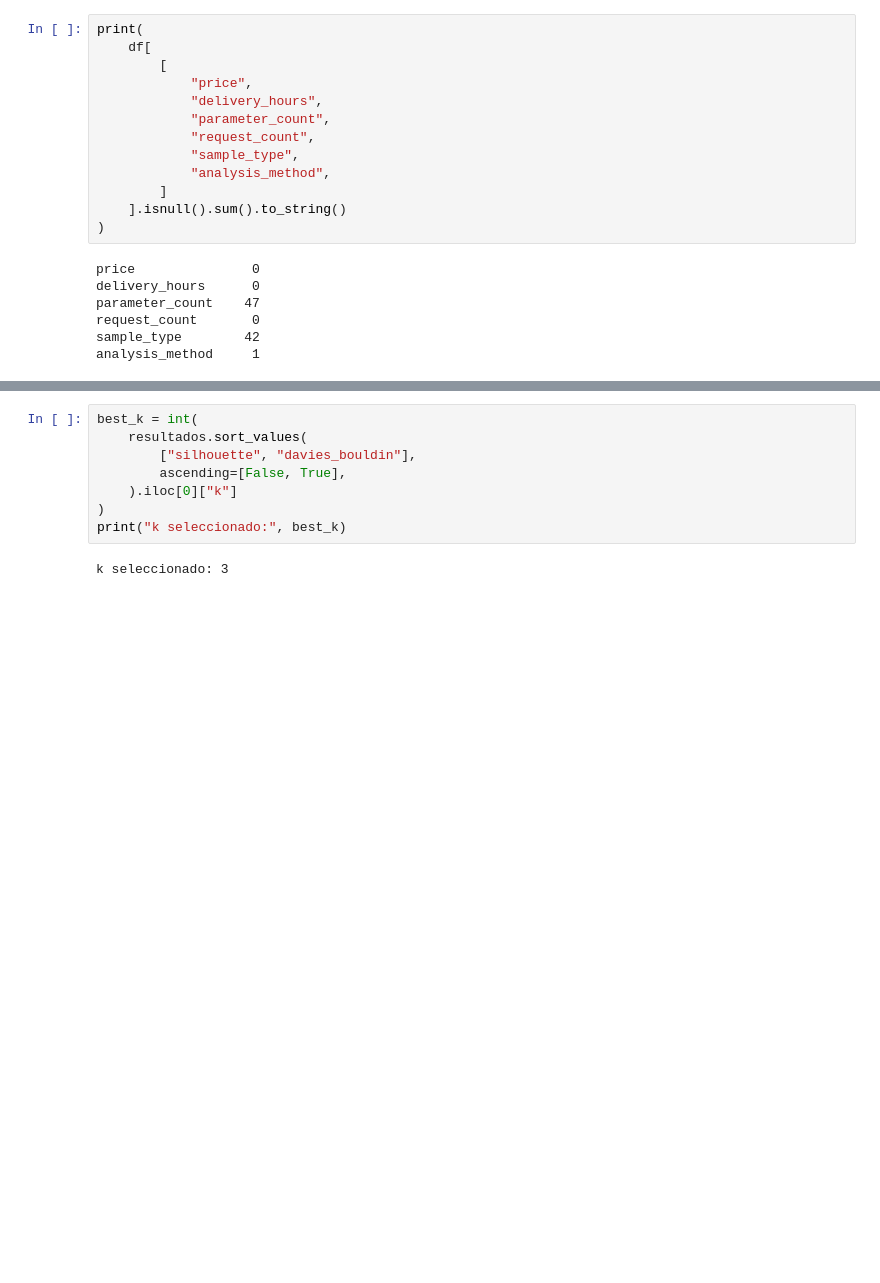
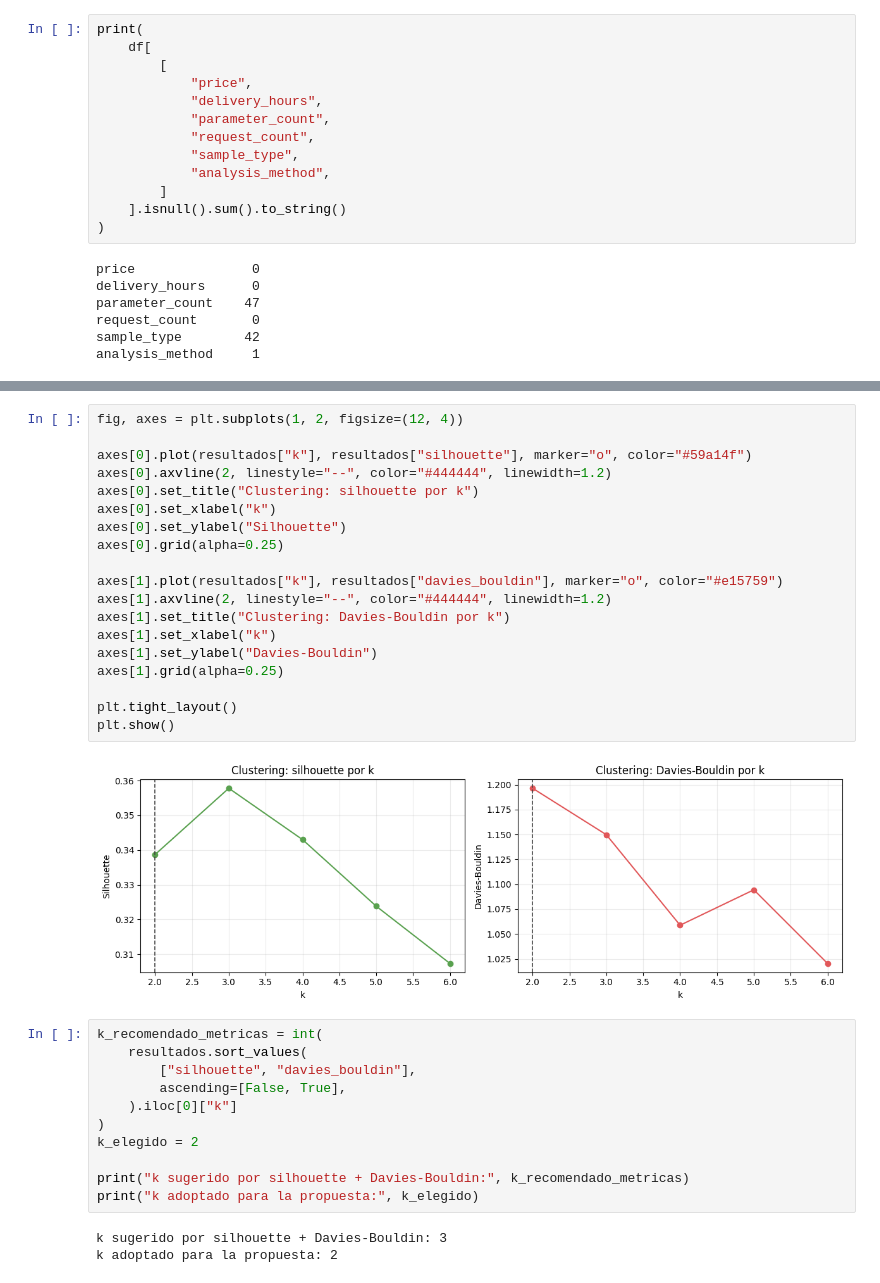
Before and after one commit to DavidHdz117/Backend_Econolab_Escuela, a Jupyter notebook: 06_Notebooks/01_clustering_estudios.ipynb, the cells around one changed output, grey strips where cells are left out. Drawn from its saved outputs; the diff is of its cells as text; blank space fills up the shorter version.

```diff
--- a/06_Notebooks/01_clustering_estudios.ipynb
+++ b/06_Notebooks/01_clustering_estudios.ipynb
@@ -168,10 +204,35 @@ k   inertia  silhouette  davies_bouldin
+# %%
+fig, axes = plt.subplots(1, 2, figsize=(12, 4))
+
+axes[0].plot(resultados["k"], resultados["silhouette"], marker="o", color="#59a14f")
+axes[0].axvline(2, linestyle="--", color="#444444", linewidth=1.2)
+axes[0].set_title("Clustering: silhouette por k")
+axes[0].set_xlabel("k")
+axes[0].set_ylabel("Silhouette")
+axes[0].grid(alpha=0.25)
+
+axes[1].plot(resultados["k"], resultados["davies_bouldin"], marker="o", color="#e15759")
+axes[1].axvline(2, linestyle="--", color="#444444", linewidth=1.2)
+axes[1].set_title("Clustering: Davies-Bouldin por k")
+axes[1].set_xlabel("k")
+axes[1].set_ylabel("Davies-Bouldin")
+axes[1].grid(alpha=0.25)
+
+plt.tight_layout()
+plt.show()
+# %% [output]
+[figure, added]
 # %%
-best_k = int(
+k_recomendado_metricas = int(
     resultados.sort_values(
         ["silhouette", "davies_bouldin"],
         ascending=[False, True],
     ).iloc[0]["k"]
 )
-print("k seleccionado:", best_k)
+k_elegido = 2
+
+print("k sugerido por silhouette + Davies-Bouldin:", k_recomendado_metricas)
+print("k adoptado para la propuesta:", k_elegido)
 # %% [output]
-k seleccionado: 3
+k sugerido por silhouette + Davies-Bouldin: 3
+k adoptado para la propuesta: 2
```
Also changed, not shown: parts of 26 cells of this notebook, 8 other files.
